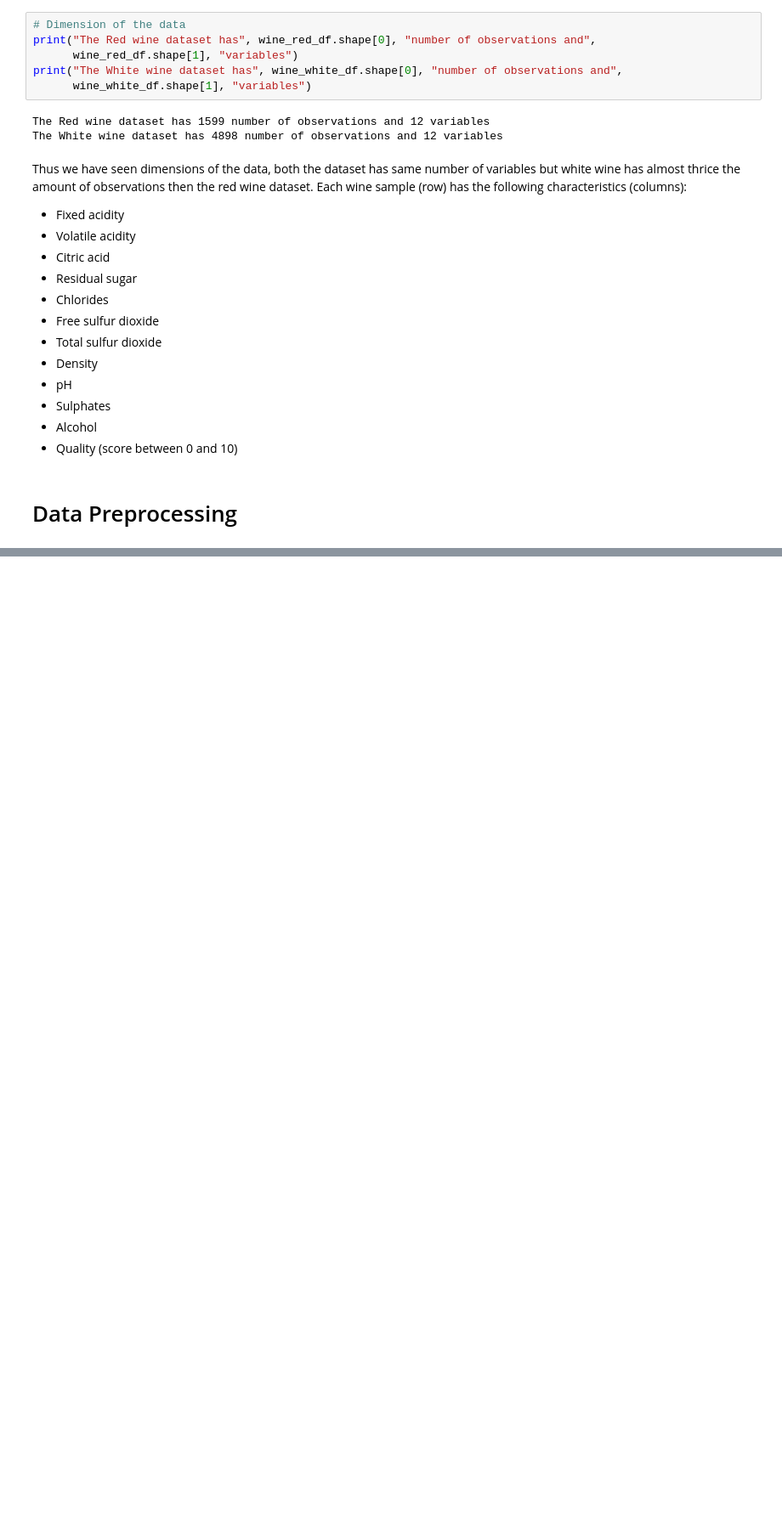
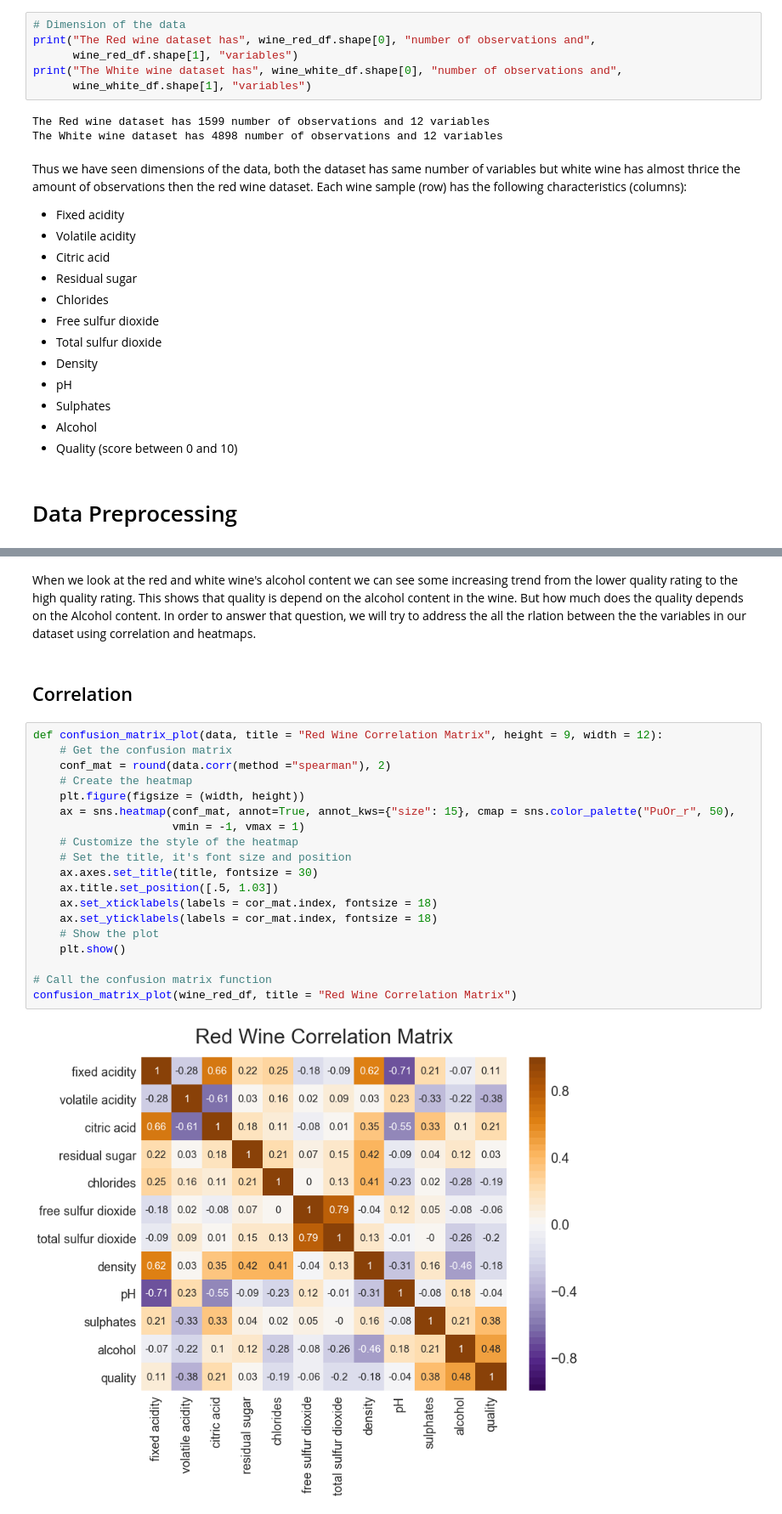
Before and after one commit to nishanthgandhidoss/Wine-Quality, a Jupyter notebook: Wine Quality.ipynb, the cells around one changed output, grey strips where cells are left out. Shown at 85% size. Cells and saved outputs as stored; diff of their text form; blank space fills up the shorter version.

```diff
--- a/Wine Quality.ipynb
+++ b/Wine Quality.ipynb
@@ -108,0 +249,25 @@ Let us first check the data for missing values in it.
+# %% [markdown]
+When we look at the red and white wine's alcohol content we can see some increasing trend from the lower quality rating to the high quality rating. This shows that quality is depend on the alcohol content in the wine. But how much does the quality depends on the Alcohol content. In order to answer that question, we will try to address the all the rlation between the the variables in our dataset using correlation and heatmaps.
+# %% [markdown]
+## Correlation
+# %%
+def confusion_matrix_plot(data, title = "Red Wine Correlation Matrix", height = 9, width = 12):
+    # Get the confusion matrix
+    conf_mat = round(data.corr(method ="spearman"), 2)
+    # Create the heatmap
+    plt.figure(figsize = (width, height))
+    ax = sns.heatmap(conf_mat, annot=True, annot_kws={"size": 15}, cmap = sns.color_palette("PuOr_r", 50),
+                     vmin = -1, vmax = 1)
+    # Customize the style of the heatmap
+    # Set the title, it's font size and position
+    ax.axes.set_title(title, fontsize = 30)
+    ax.title.set_position([.5, 1.03])
+    ax.set_xticklabels(labels = cor_mat.index, fontsize = 18)
+    ax.set_yticklabels(labels = cor_mat.index, fontsize = 18)
+    # Show the plot
+    plt.show()
+
+# Call the confusion matrix function
+confusion_matrix_plot(wine_red_df, title = "Red Wine Correlation Matrix")
+# %% [output]
+[figure, added]
```
Also changed, not shown: parts of 54 cells of this notebook, 24 other files.
